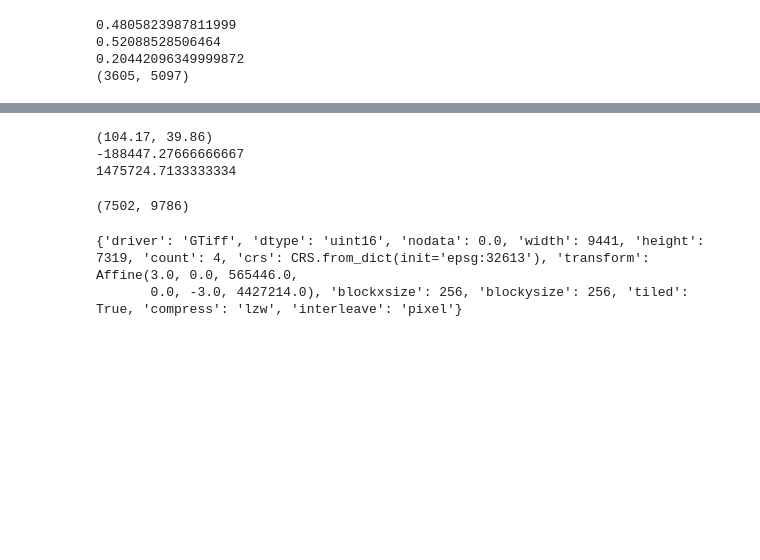
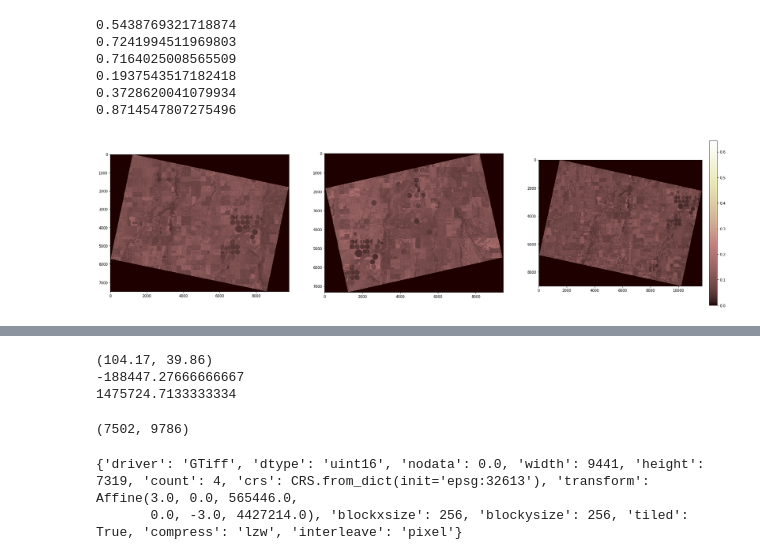
Before and after one commit to AeroAtCU/EarthLab, a Jupyter notebook: Spring2020/planet_compare.ipynb, the cells around one changed output, grey strips where cells are left out. Drawn from its saved outputs; the diff is of its cells as text; code cells hidden in the pictures; blank space fills up the shorter version.

```diff
--- a/Spring2020/planet_compare.ipynb
+++ b/Spring2020/planet_compare.ipynb
@@ -81,7 +81,7 @@ def get_coordinates(tree):
 def mark_point(arr, point, size = 50):
     # Mark a point
 
-    marked_arr = arr # probably unecessary
+    marked_arr = arr.copy() # probably unecessary
     marked_arr[point[0]-size:point[0]+size, point[1]-size:point[1]+size] = 1.0
     return marked_arr
 
@@ -102,7 +102,7 @@ def parse_planet_data(filename):
     return src, arr, xml, coords
 
 
-def plot_sidebyside(data1 = east_arr, data2 = west_arr, data3 = north_arr, size = 30):
+def plot_sidebyside(data1, data2, data3, size = 30):
     # Here to clean up code and allow for flexibility in plots. Not meant for reproducability.
 
     f = plt.figure(figsize=(size,size))
@@ -127,7 +127,7 @@ def get_pixel_position(arr, coords, point):
     # Compute the row pixel:
     arr_height = arr.shape[0]
     lattitude_height = abs(coords[0][0] - coords[3][0])
-    height_frac = abs((coords[3][0] - point[0]) / lattitude_height)
+    height_frac = abs((coords[0][0] - point[0]) / lattitude_height)
     print(height_frac)
     pix_row = floor(arr_height * height_frac)
 
@@ -140,18 +140,6 @@ def get_pixel_position(arr, coords, point):
     pix_col = floor(arr_length * length_frac)
 
     return pix_row, pix_col
-# %%
-a = get_pixel_position(east_arr, east_coords, [39.855, -104.24])
-
-point = [39.855, -104.24]
-lattitude_height = abs(east_coords[0][0] - east_coords[3][0])
-print(lattitude_height)
-print(a)
-# %% [output]
-0.4805823987811999
-0.52088528506464
-0.20442096349999872
-(3605, 5097)
 # %%
 # Declare initial dataset names
 east_filename = "20190924_173722_67_1061"
@@ -167,3 +155,23 @@ north_filename = "20190925_174107_53_105c"
 east_src, east_arr, east_xml, east_coords = parse_planet_data(east_filename)
 west_src, west_arr, v_xml, west_coords = parse_planet_data(west_filename)
 north_src, north_arr, north_xml, north_coords = parse_planet_data(north_filename)
+# %%
+POI = [39.85, -104.17]
+east_pixel_pos = get_pixel_position(east_arr, east_coords, POI)
+west_pixel_pos = get_pixel_position(west_arr, west_coords, POI)
+north_pixel_pos = get_pixel_position(north_arr, north_coords, POI)
+# %% [output]
+0.5438769321718874
+0.7241994511969803
+0.7164025008565509
+0.1937543517182418
+0.3728620041079934
+0.8714547807275496
+# %%
+east_arr_marked = mark_point(east_arr, east_pixel_pos)
+west_arr_marked = mark_point(west_arr, west_pixel_pos)
+north_arr_marked = mark_point(north_arr, north_pixel_pos)
+
+plot_sidebyside(east_arr, west_arr, north_arr)
+# %% [output]
+[figure, added]
```
Also changed, not shown: parts of 5 cells of this notebook.
